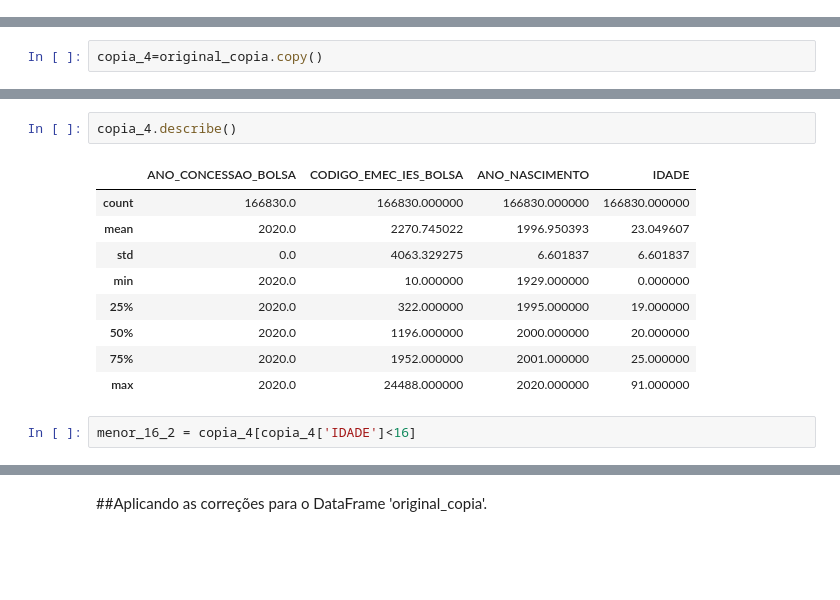
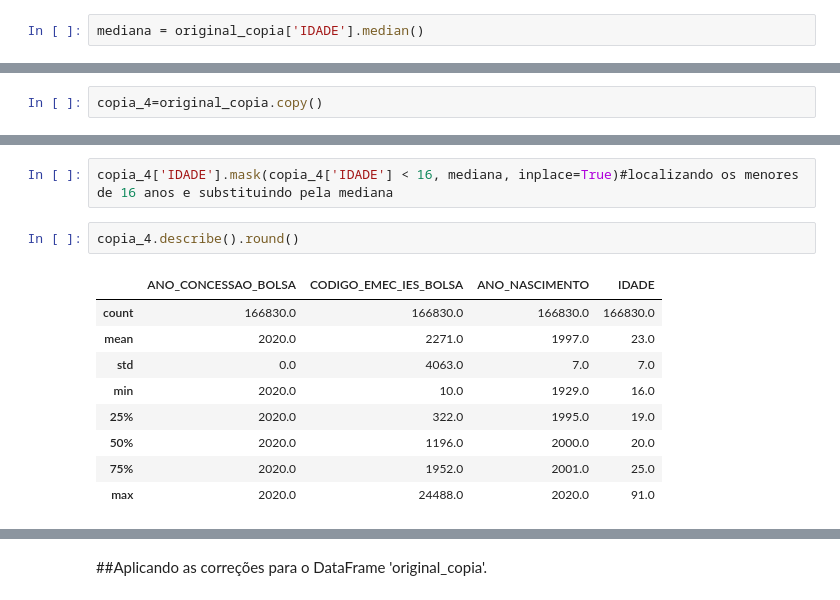
Before and after one commit to jaquelinecella/Analise_Exploratoria_Pandas, a Jupyter notebook: Projeto_2.ipynb, the cells around one changed output, grey strips where cells are left out. Cells and saved outputs as stored; diff of their text form; blank space fills up the shorter version.

```diff
--- a/Projeto_2.ipynb
+++ b/Projeto_2.ipynb
@@ -709,3 +574,5 @@ menor_16
 menor_16.shape
 # %% [output]
 (10, 19)
+# %%
+mediana = original_copia['IDADE'].median()
@@ -718,14 +595,14 @@ copia_4=original_copia.copy()
+# %%
+copia_4['IDADE'].mask(copia_4['IDADE'] < 16, mediana, inplace=True)#localizando os menores de 16 anos e substituindo pela mediana
 # %%
-copia_4.describe()
+copia_4.describe().round()
 # %% [output]
 |  | ANO_CONCESSAO_BOLSA | CODIGO_EMEC_IES_BOLSA | ANO_NASCIMENTO | IDADE |
-| count | 166830.0 | 166830.000000 | 166830.000000 | 166830.000000 |
-| mean | 2020.0 | 2270.745022 | 1996.950393 | 23.049607 |
-| std | 0.0 | 4063.329275 | 6.601837 | 6.601837 |
-| min | 2020.0 | 10.000000 | 1929.000000 | 0.000000 |
-| 25% | 2020.0 | 322.000000 | 1995.000000 | 19.000000 |
-| 50% | 2020.0 | 1196.000000 | 2000.000000 | 20.000000 |
-| 75% | 2020.0 | 1952.000000 | 2001.000000 | 25.000000 |
-| max | 2020.0 | 24488.000000 | 2020.000000 | 91.000000 |
+| count | 166830.0 | 166830.0 | 166830.0 | 166830.0 |
+| mean | 2020.0 | 2271.0 | 1997.0 | 23.0 |
+| std | 0.0 | 4063.0 | 7.0 | 7.0 |
+| min | 2020.0 | 10.0 | 1929.0 | 16.0 |
+| 25% | 2020.0 | 322.0 | 1995.0 | 19.0 |
+| 50% | 2020.0 | 1196.0 | 2000.0 | 20.0 |
+| 75% | 2020.0 | 1952.0 | 2001.0 | 25.0 |
+| max | 2020.0 | 24488.0 | 2020.0 | 91.0 |
-# %%
-menor_16_2 = copia_4[copia_4['IDADE']<16]
```
Also changed, not shown: parts of 72 cells of this notebook.
